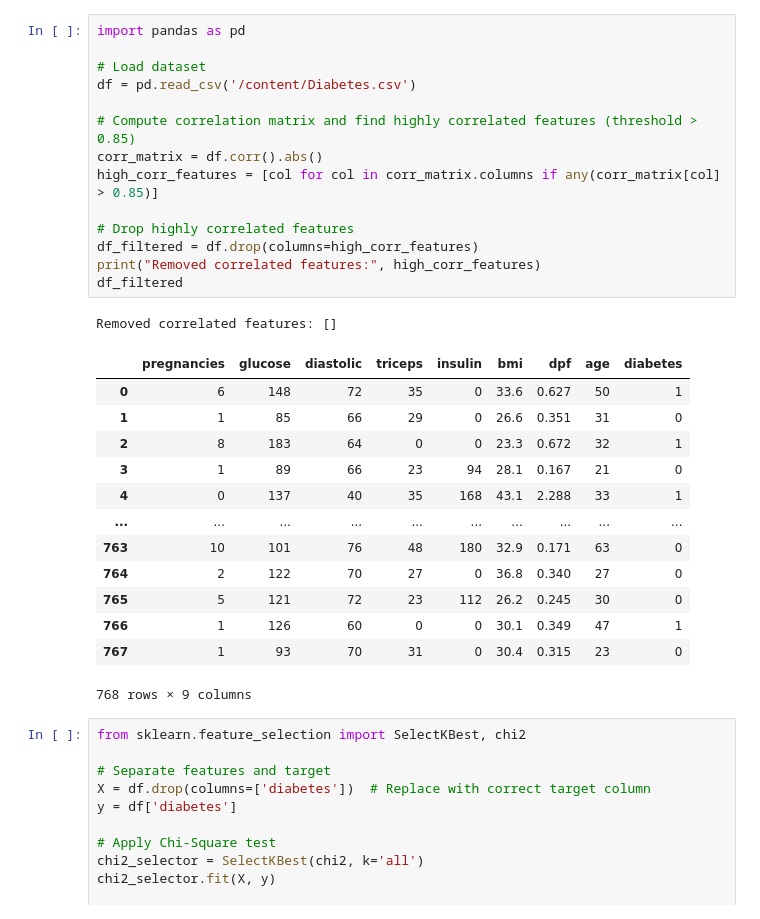
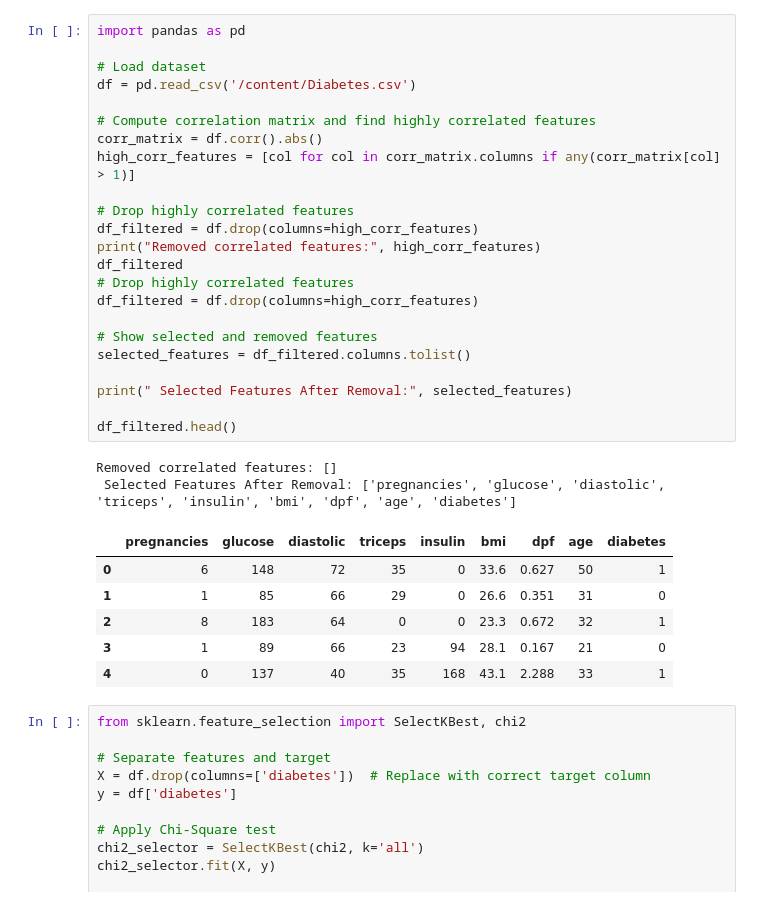
Before and after one commit to tejasmaskar09/Skill, a Jupyter notebook: Skill_7_feature_filter_sel_final.ipynb, the cells around one changed output. Saved outputs shown, nothing was run; the diff lists cells and outputs as text.

```diff
--- a/Skill_7_feature_filter_sel_final.ipynb
+++ b/Skill_7_feature_filter_sel_final.ipynb
@@ -3,32 +3,35 @@
 # %%
 import pandas as pd
 
 # Load dataset
 df = pd.read_csv('/content/Diabetes.csv')
 
-# Compute correlation matrix and find highly correlated features (threshold > 0.85)
+# Compute correlation matrix and find highly correlated features
 corr_matrix = df.corr().abs()
-high_corr_features = [col for col in corr_matrix.columns if any(corr_matrix[col] > 0.85)]
+high_corr_features = [col for col in corr_matrix.columns if any(corr_matrix[col] > 1)]
 
 # Drop highly correlated features
 df_filtered = df.drop(columns=high_corr_features)
 print("Removed correlated features:", high_corr_features)
 df_filtered
+# Drop highly correlated features
+df_filtered = df.drop(columns=high_corr_features)
+
+# Show selected and removed features
+selected_features = df_filtered.columns.tolist()
+
+print(" Selected Features After Removal:", selected_features)
+
+df_filtered.head()
 # %% [output]
 Removed correlated features: []
+ Selected Features After Removal: ['pregnancies', 'glucose', 'diastolic', 'triceps', 'insulin', 'bmi', 'dpf', 'age', 'diabetes']
 |  | pregnancies | glucose | diastolic | triceps | insulin | bmi | dpf | age | diabetes |
 | 0 | 6 | 148 | 72 | 35 | 0 | 33.6 | 0.627 | 50 | 1 |
 | 1 | 1 | 85 | 66 | 29 | 0 | 26.6 | 0.351 | 31 | 0 |
 | 2 | 8 | 183 | 64 | 0 | 0 | 23.3 | 0.672 | 32 | 1 |
 | 3 | 1 | 89 | 66 | 23 | 94 | 28.1 | 0.167 | 21 | 0 |
 | 4 | 0 | 137 | 40 | 35 | 168 | 43.1 | 2.288 | 33 | 1 |
-| ... | ... | ... | ... | ... | ... | ... | ... | ... | ... |
-| 763 | 10 | 101 | 76 | 48 | 180 | 32.9 | 0.171 | 63 | 0 |
-| 764 | 2 | 122 | 70 | 27 | 0 | 36.8 | 0.340 | 27 | 0 |
-| 765 | 5 | 121 | 72 | 23 | 112 | 26.2 | 0.245 | 30 | 0 |
-| 766 | 1 | 126 | 60 | 0 | 0 | 30.1 | 0.349 | 47 | 1 |
-| 767 | 1 | 93 | 70 | 31 | 0 | 30.4 | 0.315 | 23 | 0 |
-768 rows × 9 columns
 # %%
 from sklearn.feature_selection import SelectKBest, chi2
 
```
Also changed, not shown: parts of 1 cell of this notebook.
